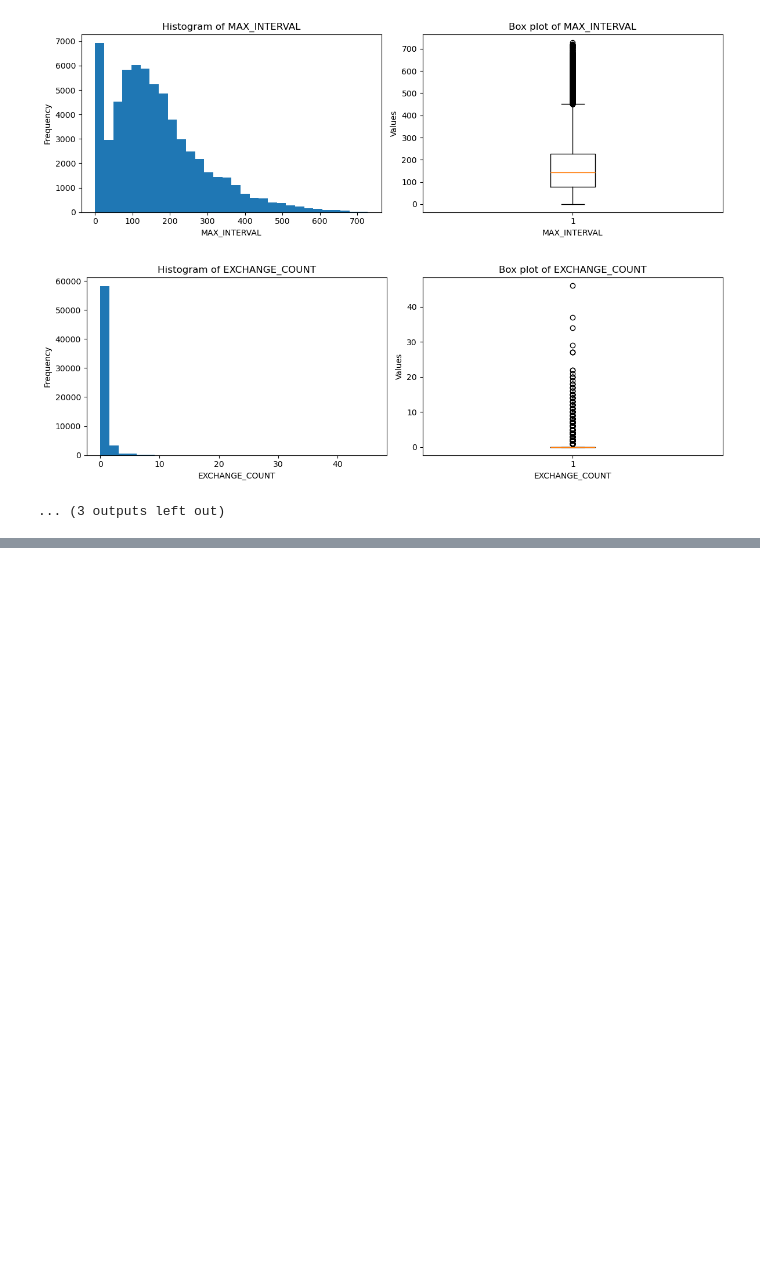
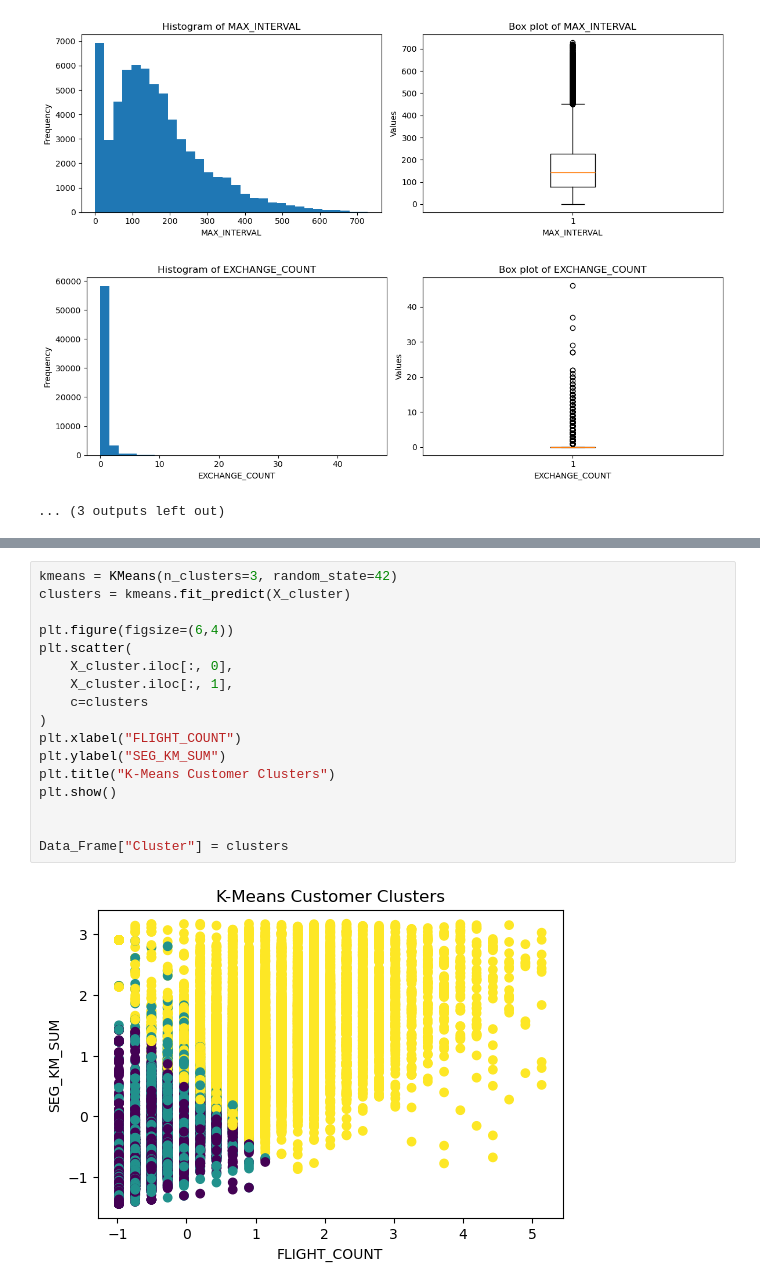
Before and after one commit to AniketAmbekar943/DJ-InIT-AI, a Jupyter notebook: Task-2/task2_AniketA.ipynb, the cells around one changed output, grey strips where cells are left out. Saved outputs shown, nothing was run; the diff lists cells and outputs as text; blank space fills up the shorter version.

```diff
--- a/Task-2/task2_AniketA.ipynb
+++ b/Task-2/task2_AniketA.ipynb
@@ -168,0 +264,19 @@ for col in Data_Frame:
+# %%
+kmeans = KMeans(n_clusters=3, random_state=42)
+clusters = kmeans.fit_predict(X_cluster)
+
+plt.figure(figsize=(6,4))
+plt.scatter(
+    X_cluster.iloc[:, 0],
+    X_cluster.iloc[:, 1],
+    c=clusters
+)
+plt.xlabel("FLIGHT_COUNT")
+plt.ylabel("SEG_KM_SUM")
+plt.title("K-Means Customer Clusters")
+plt.show()
+
+
+Data_Frame["Cluster"] = clusters
+# %% [output]
+[figure, added]
```
Also changed, not shown: parts of 14 cells of this notebook.
